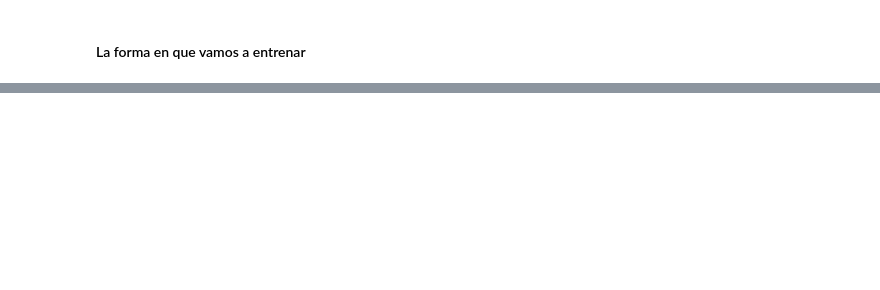
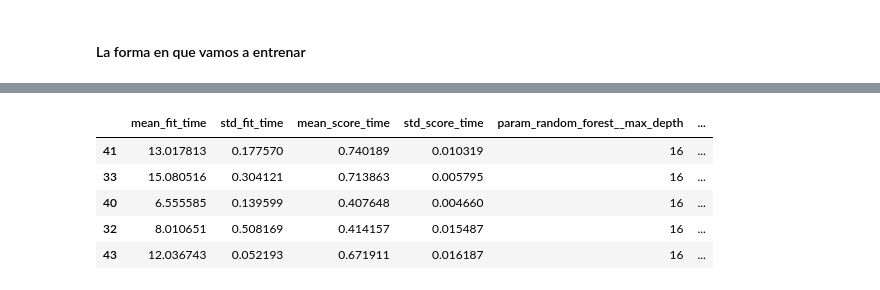
Before and after one commit to Mr-Maccoy/BigData, a Jupyter notebook: G1_SC707_Avance2_LN.ipynb, the cells around one changed output, grey strips where cells are left out. Drawn from its saved outputs; the diff is of its cells as text; code cells hidden in the pictures; blank space fills up the shorter version.

```diff
--- a/G1_SC707_Avance2_LN.ipynb
+++ b/G1_SC707_Avance2_LN.ipynb
@@ -2548,0 +2763,27 @@ LinearRegression()
+# %%
+from sklearn.model_selection import GridSearchCV
+
+# Definir pipeline de preprocesamiento y entrenamiento
+full_pipeline = Pipeline([
+    ("preprocessing", preprocessing),
+    ("random_forest", RandomForestRegressor(random_state=42)) #algoritmo de entrenamiento
+])
+
+# Grid de valores para hiperparámetros (una lista / matriz)
+# Diccionarios con configuraciones
+param_grid = {
+    "random_forest__n_estimators": [100, 200],
+    "random_forest__max_depth": [8, 12, 16],
+    "random_forest__max_features": ["sqrt", "log2"],
+    "random_forest__min_samples_split": [2, 5],
+    "random_forest__min_samples_leaf": [1, 2]
+}
+
+# Definir el Grid de búsqueda con cross-validation de 3 folds
+grid_search = GridSearchCV(
+    full_pipeline,
+    param_grid,
+    cv=3,
+    scoring="neg_root_mean_squared_error",
+    n_jobs=-1
+)
@@ -2548,0 +2827,14 @@ LinearRegression()
+# %%
+# Resultados del grid en visualización más amigable
+
+cv_res = pd.DataFrame(grid_search.cv_results_)
+cv_res.sort_values(by="mean_test_score", ascending=False, inplace=True)
+
+cv_res[:5]
+# %% [output]
+|  | mean_fit_time | std_fit_time | mean_score_time | std_score_time | param_random_forest__max_depth | ... |
+| 41 | 13.017813 | 0.177570 | 0.740189 | 0.010319 | 16 | ... |
+| 33 | 15.080516 | 0.304121 | 0.713863 | 0.005795 | 16 | ... |
+| 40 | 6.555585 | 0.139599 | 0.407648 | 0.004660 | 16 | ... |
+| 32 | 8.010651 | 0.508169 | 0.414157 | 0.015487 | 16 | ... |
+| 43 | 12.036743 | 0.052193 | 0.671911 | 0.016187 | 16 | ... |
```
Also changed, not shown: parts of 53 cells of this notebook, 1 other file.
